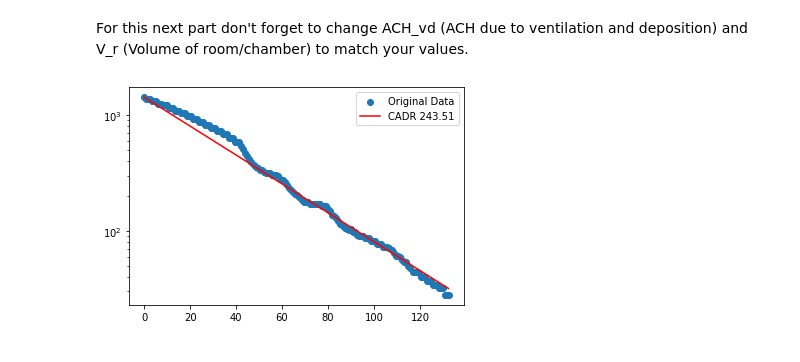
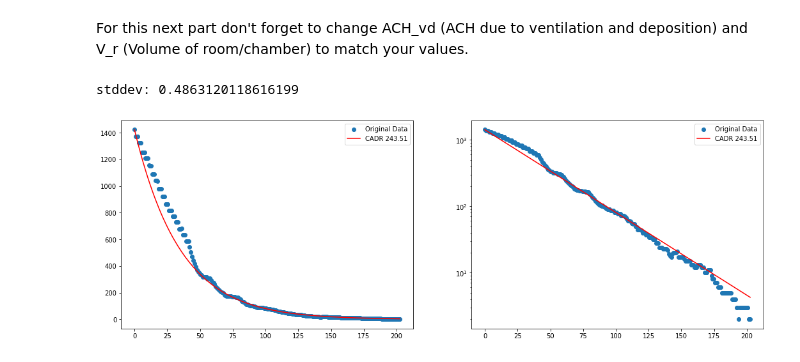
Before and after one commit to robwiss/analyze_cadr, a Jupyter notebook: analyze_cadr_start_2.ipynb, the cells around one changed output. Saved outputs shown, nothing was run; the diff lists cells and outputs as text; code cells hidden in the pictures.

```diff
--- a/analyze_cadr_start_2.ipynb
+++ b/analyze_cadr_start_2.ipynb
@@ -62,22 +70,14 @@ def test_fit(df):
     lt25_iloc = df[df['pm2.5'] < 25].index[0]
     df = df[:lt25_iloc]
 
-    # see equation (S1) from supplemental material here: https://www.tandfonline.com/doi/full/10.1080/02786826.2022.2054674?scroll=top&needAccess=true
     C_bgd = 0
     C_pt0 = df['pm2.5'][df.index[0]]
+    f = DecayFuncs(C_bgd, C_pt0)
 
-    ## logarithmic function
-    def func(t, ACH):
-        # divide by 3600 to convert seconds to hours
-        return C_bgd + C_pt0 * np.exp(-ACH*t / 3600)
-
-    def linear_func(t, ACH):
-        return np.log(C_pt0) - ACH * t / 3600
-
-    popt, pcov = curve_fit(linear_func, df.time, np.log(df['pm2.5']))
+    popt, pcov = curve_fit(f.linear_func, df.time, np.log(df['pm2.5']))
     ACH = popt[0]
     stddev = np.sqrt(np.diag(pcov)[0])
-    return (ACH, stddev)
+    return (C_pt0, ACH, stddev)
 
 fits = []
 for i in range(end_start_search):
@@ -89,12 +89,18 @@ for i in range(end_start_search):
         df_pm25.time = df_pm25.time - df_pm25.time.iloc[0]
         df_pm25.index = df_pm25.index - df_pm25.index[0]
 
-    ACH, stddev = test_fit(df_pm25)
-    fits.append((i, ACH, stddev))
-df_fits = pd.DataFrame(fits, columns=['i', 'ACH', 'stddev'])
+    C_pt0, ACH, stddev = test_fit(df_pm25)
+    fits.append((i, C_pt0, ACH, stddev))
+df_fits = pd.DataFrame(fits, columns=['i', 'C_pt0', 'ACH', 'stddev'])
 j = df_fits.idxmin()['stddev']
 print('time: {}'.format(df.time[df_fits.i[j]]))
+print('C_pt0: {}'.format(df_fits.C_pt0[j]))
 print('ACH: {}'.format(df_fits.ACH[j]))
 print('stddev: {}'.format(df_fits.stddev[j]))
+
+C_pt0 = df_fits.C_pt0[j]
+ACH = df_fits.ACH[j]
+stddev = df_fits.stddev[j]
+f = DecayFuncs(0, C_pt0, ACH)
 # %% [output]
 time: 18.899308204650907
@@ -182,16 +133,26 @@ For this next part don't forget to change ACH_vd (ACH due to ventilation and dep
 # %%
 # Determine ACH_vd in trial with air cleaner off, it is ACH due to room ventilation (v) and particle deposition (d)
 ACH_vd = 3.658926048639792
-ACH_f = popt[0] - ACH_vd
+ACH_f = ACH - ACH_vd
 # volume of room
 V_r = (59. / 12) * (59. / 12) * (72.8 / 12) # this is in cubic feet
 CADR = V_r * ACH_f / 60 # units of ACH are 1/h, divide by 60 to convert to 1/minutes so CADR is in cubic feet per minute
 
-plt.figure()
-plt.scatter(df_pm25.time, df_pm25['pm2.5'], label="Original Data")
-plt.plot(df_pm25.time, func(df_pm25.time, *popt), 'r-', label="CADR {:0.2f}".format(CADR))
+print('stddev: {}'.format(stddev))
+
+fig, axes = plt.subplots(nrows=1, ncols=2, figsize=(18,6))
+
+plt.subplot(121)
+plt.scatter(df.time, df['pm2.5'], label="Original Data")
+plt.plot(df.time, f.func(df.time), 'r-', label="CADR {:0.2f}".format(CADR))
+plt.legend()
+
+plt.subplot(122)
+plt.scatter(df.time, df['pm2.5'], label="Original Data")
+plt.plot(df.time, f.func(df.time), 'r-', label="CADR {:0.2f}".format(CADR))
 plt.yscale('log')
 plt.legend()
 plt.show()
 # %% [output]
+stddev: 0.4863120118616199
-[figure, old version]
+[figure, new version]
```
Also changed, not shown: parts of 7 cells of this notebook.
